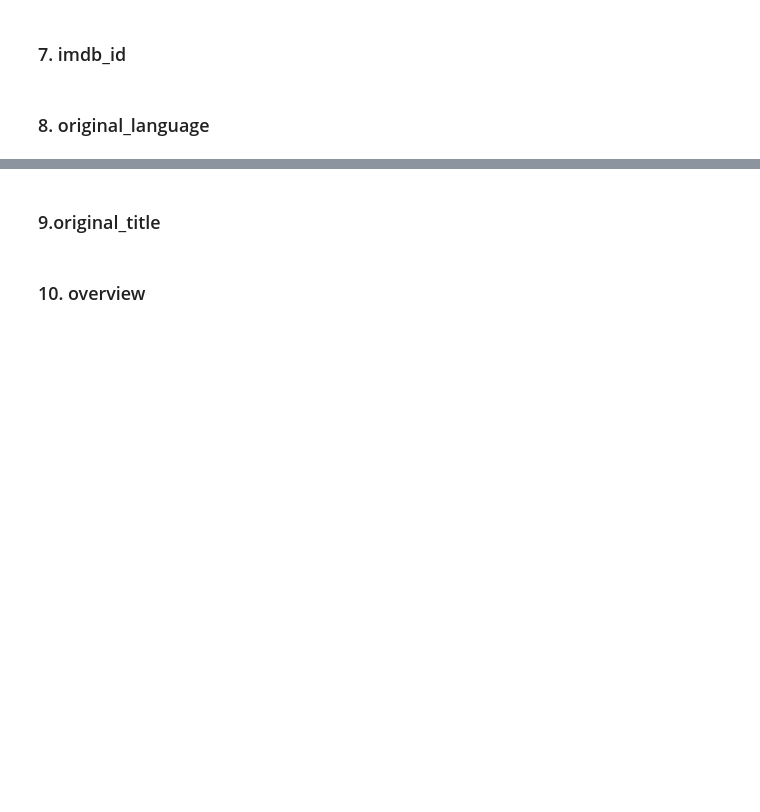
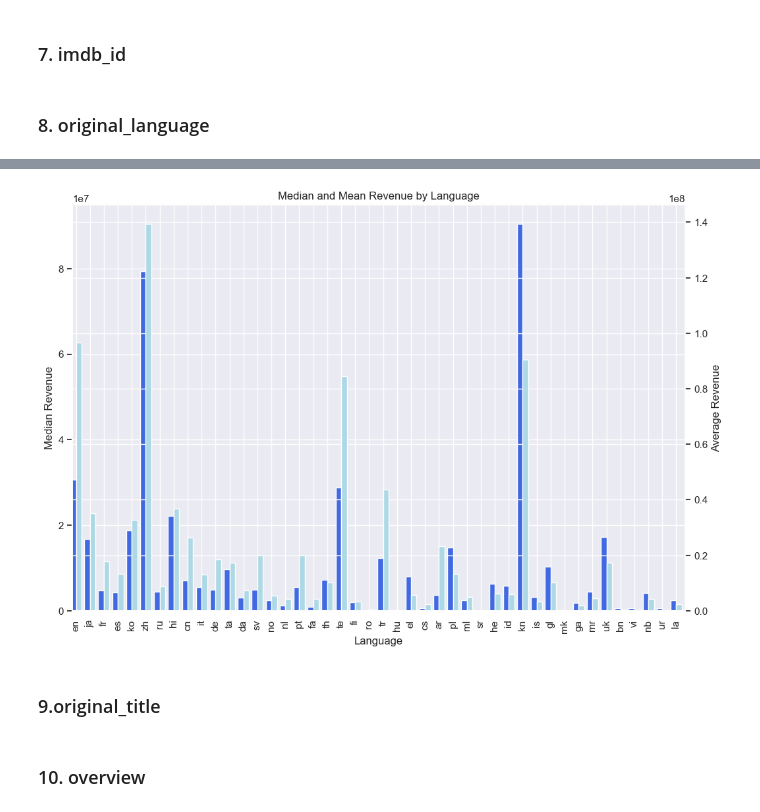
Before and after one commit to RyanYuanyang/TMDB-Movie-Prediction, a Jupyter notebook: DataAnalysis.ipynb, the cells around one changed output, grey strips where cells are left out. Cells and saved outputs as stored; diff of their text form; code cells hidden in the pictures; blank space fills up the shorter version.

```diff
--- a/DataAnalysis.ipynb
+++ b/DataAnalysis.ipynb
@@ -251,3 +277,36 @@ plt.show()
+# %%
+# bivariate analysis of revenue with genre
+# creating a callable index for genres
+for g in lan_df.index.values:
+    train[g] = train['original_language'].apply(lambda x: 1 if g in x else 0)
+
+# median revenue per genre type
+for i, g in enumerate(lan_df.index.values):
+    lan_df.loc[g, "median_rev"] = train[train[g]==1].revenue.median()
+
+lan_df.sort_values(by=["number_of_movies", "median_rev"], ascending=False).head(10)
+
+# mean revenue for genre type
+for i, g in enumerate(lan_df.index.values):
+    lan_df.loc[g, "mean_rev"] = train[train[g]==1].revenue.mean()
+
+lan_df.sort_values(by=["number_of_movies", "mean_rev"], ascending=False).head(10)
+
+# plot the mean and median revenue for each genre
+fig = plt.figure(figsize=(12, 8))
+ax = fig.add_subplot(111)
+ax2 = ax.twinx()
+width = 0.4
+
+lan_df.median_rev.plot(kind='bar', color='royalblue', ax=ax, width=width, position=1)
+lan_df.mean_rev.plot(kind='bar', color='lightblue', ax=ax2, width=width, position=0)
+ax.set_ylabel('Median Revenue')
+ax2.set_ylabel('Average Revenue')
+ax.set_xlabel('Language')
+plt.title('Median and Mean Revenue by Language')
+plt.show()
+# %% [output]
+[figure, added]
 # %% [markdown]
 ### 9.original_title
 # %% [markdown]
```
Also changed, not shown: parts of 15 cells of this notebook.
